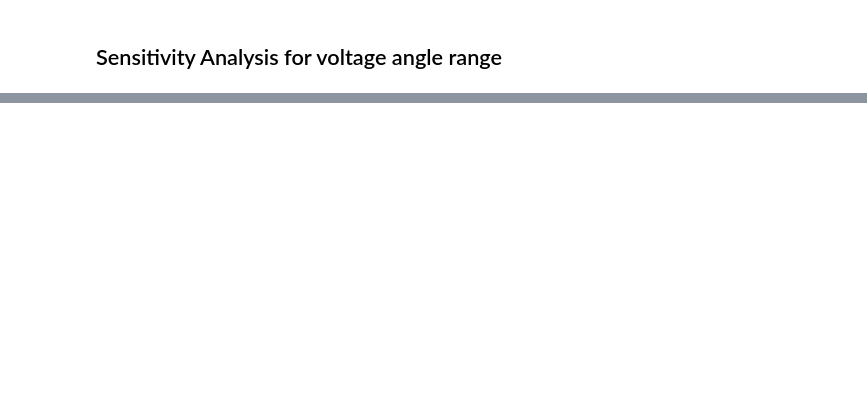
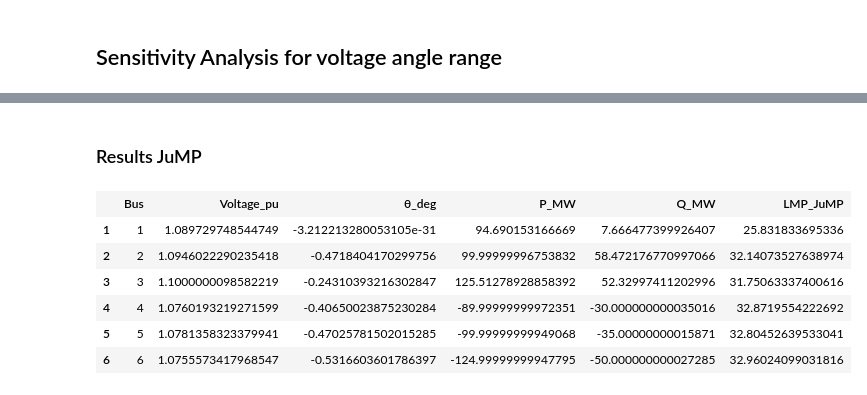
Before and after one commit to coquetm/CMiE-2017-Manuel-Coquet, a Jupyter notebook: Manuel_Coquet_Final_Project.ipynb, the cells around one changed output, grey strips where cells are left out. Saved outputs shown, nothing was run; the diff lists cells and outputs as text; code cells hidden in the pictures; blank space fills up the shorter version.

```diff
--- a/Manuel_Coquet_Final_Project.ipynb
+++ b/Manuel_Coquet_Final_Project.ipynb
@@ -476,0 +806,19 @@ Solving an OPF is necessary to determine the optimal operation and planning of t
+# %%
+v_θ_jump = x_OPF[1:6]; v_jump = x_OPF[7:12]
+
+P_jp = zeros(6,6); Q_jp = zeros(6,6);
+P_jump = zeros(6); Q_jump = zeros(6);
+
+for i = 1:6, j = 1:6
+    P_jp[i,j] = v_jump[i]*v_jump[j]*(YR[i,j]*cos(v_θ_jump[i]-v_θ_jump[j]) +
+        YI[i,j]*sin(v_θ_jump[i]-v_θ_jump[j]))
+    Q_jp[i,j] = v_jump[i]*v_jump[j]*(YR[i,j]*sin(v_θ_jump[i]-v_θ_jump[j]) -
+        YI[i,j]*cos(v_θ_jump[i]-v_θ_jump[j]))
+end
+
+for i = 1:6
+    P_jump[i] = sum(P_jp[i,:])
+    Q_jump[i] = sum(Q_jp[i,:])
+end
+
+[P_jump Q_jump]
@@ -476,0 +845,16 @@ Solving an OPF is necessary to determine the optimal operation and planning of t
+# %%
+LMP_jump = zeros(6)
+
+# For loads
+LMP_jump[4:6] = abs(getdual(plconstr))
+
+# For generators
+
+μ_pmin = getdual(pgenminJP)
+μ_pmax = abs(getdual(pgenmaxJP))
+
+for i = 1:3
+    LMP_jump[i] = 2*a[i]*P_jump[i]+b[i]-μ_pmin[i]+μ_pmax[i]
+end
+
+LMP_jump
@@ -476,0 +869,13 @@ Solving an OPF is necessary to determine the optimal operation and planning of t
+# %% [markdown]
+### Results JuMP
+# %%
+JuMP_r = DataFrame(Bus = 1:6, Voltage_pu = v_jump, θ_deg = v_θ_jump*180/π, P_MW = P_jump, Q_MW = Q_jump,
+    LMP_JuMP = LMP_jump)
+# %% [output]
+|  | Bus | Voltage_pu | θ_deg | P_MW | Q_MW | LMP_JuMP |
+| 1 | 1 | 1.089729748544749 | -3.212213280053105e-31 | 94.690153166669 | 7.666477399926407 | 25.831833695336 |
+| 2 | 2 | 1.0946022290235418 | -0.4718404170299756 | 99.99999996753832 | 58.472176770997066 | 32.14073527638974 |
+| 3 | 3 | 1.1000000098582219 | -0.24310393216302847 | 125.51278928858392 | 52.32997411202996 | 31.75063337400616 |
+| 4 | 4 | 1.0760193219271599 | -0.40650023875230284 | -89.99999999972351 | -30.000000000035016 | 32.8719554222692 |
+| 5 | 5 | 1.0781358323379941 | -0.47025781502015285 | -99.99999999949068 | -35.00000000015871 | 32.80452639533041 |
+| 6 | 6 | 1.0755573417968547 | -0.5316603601786397 | -124.99999999947795 | -50.000000000027285 | 32.96024099031816 |
```
Also changed, not shown: parts of 67 cells of this notebook, 2 other files.
